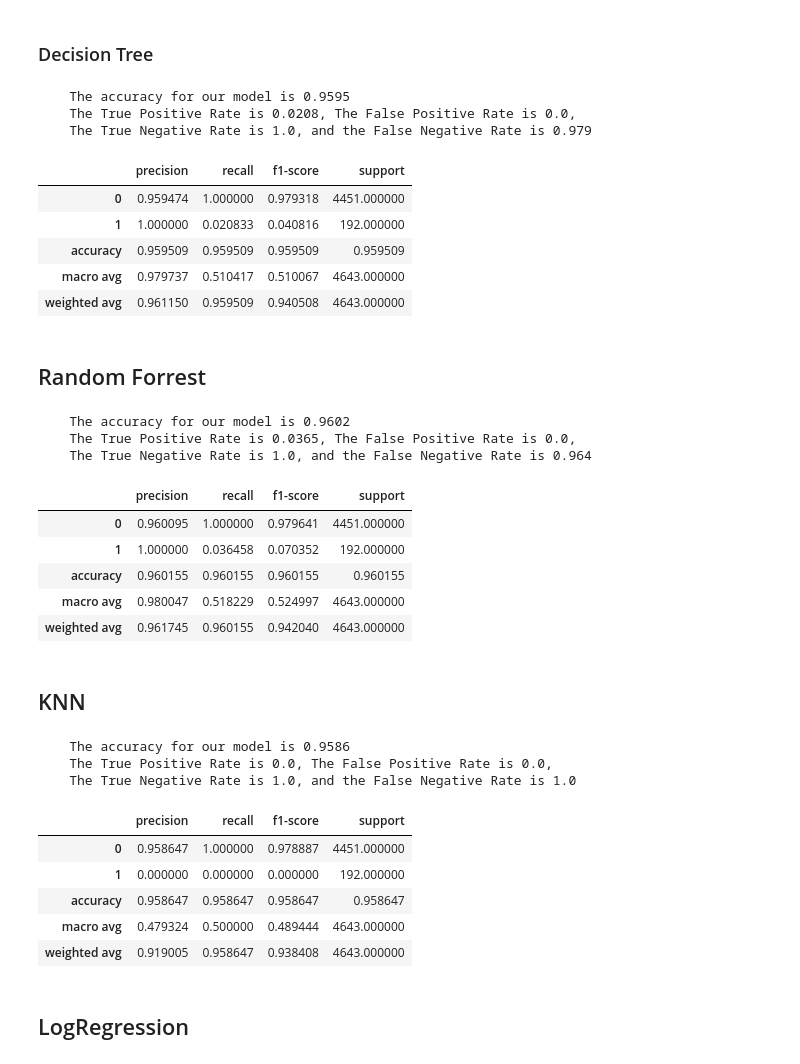
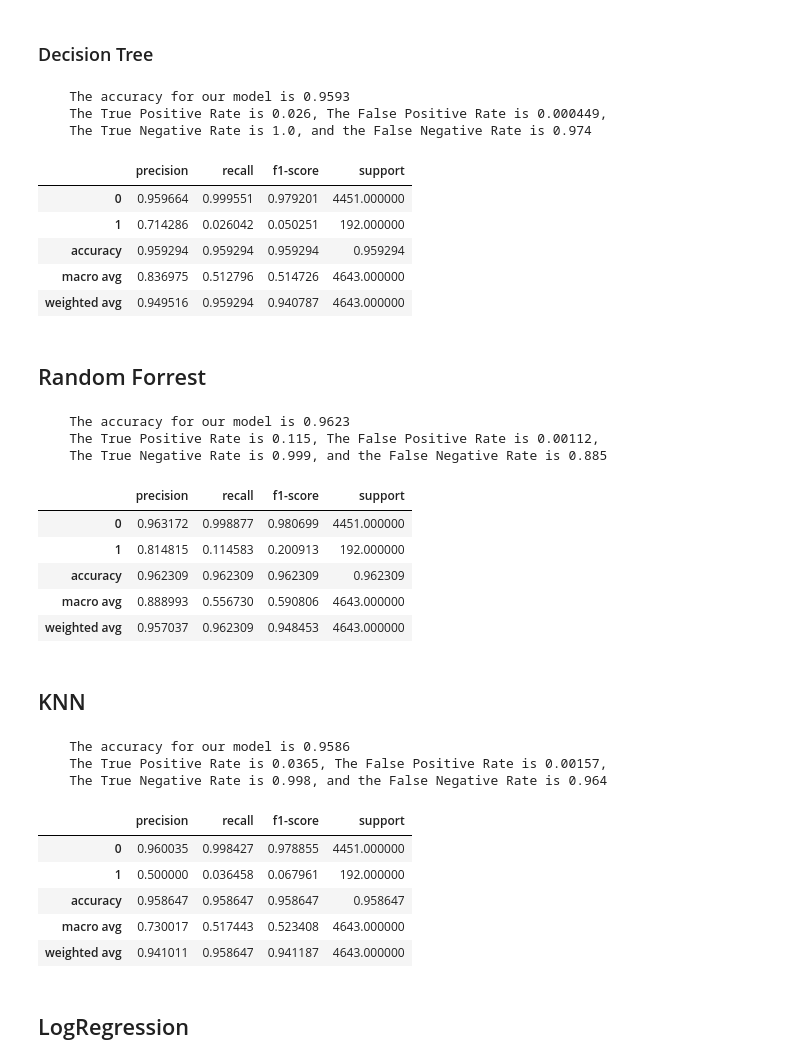
Before and after one commit to hrodjr/texas_motorcycle_accidents, a Jupyter notebook: texas_motorcycle_fatalities_project.ipynb, the cells around one changed output. Drawn from its saved outputs; the diff is of its cells as text; code cells hidden in the pictures.

```diff
--- a/texas_motorcycle_fatalities_project.ipynb
+++ b/texas_motorcycle_fatalities_project.ipynb
@@ -442,11 +444,11 @@ explore.explore_multivariate(train, 'deceased', cat_vars, quant_vars)
 ## Train, Validate, Test
 # %%
 #setup x,y split variables
-X_train = train[['driver', 'helmet', 'age']]
+X_train = train[['driver', 'helmet', 'age', 'injured']]
 y_train = train.deceased
-X_validate = validate[['driver', 'helmet', 'age']]
+X_validate = validate[['driver', 'helmet', 'age', 'injured']]
 y_validate = validate.deceased
-X_test = test[['driver', 'helmet', 'age']]
+X_test = test[['driver', 'helmet', 'age', 'injured']]
 y_test = test.deceased
 # %%
 #print of x, y variables shape.
@@ -480,37 +483,37 @@ dt.predict(X_train)
 #prediction, accuracy, & class report evaluations
 explore.get_metrics_bin(dt, X_train, y_train)
 # %% [output]
-    The accuracy for our model is 0.9595
-    The True Positive Rate is 0.0208, The False Positive Rate is 0.0,
-    The True Negative Rate is 1.0, and the False Negative Rate is 0.979
+    The accuracy for our model is 0.9593
+    The True Positive Rate is 0.026, The False Positive Rate is 0.000449,
+    The True Negative Rate is 1.0, and the False Negative Rate is 0.974
 |  | precision | recall | f1-score | support |
-| 0 | 0.959474 | 1.000000 | 0.979318 | 4451.000000 |
-| 1 | 1.000000 | 0.020833 | 0.040816 | 192.000000 |
-| accuracy | 0.959509 | 0.959509 | 0.959509 | 0.959509 |
-| macro avg | 0.979737 | 0.510417 | 0.510067 | 4643.000000 |
-| weighted avg | 0.961150 | 0.959509 | 0.940508 | 4643.000000 |
+| 0 | 0.959664 | 0.999551 | 0.979201 | 4451.000000 |
+| 1 | 0.714286 | 0.026042 | 0.050251 | 192.000000 |
+| accuracy | 0.959294 | 0.959294 | 0.959294 | 0.959294 |
+| macro avg | 0.836975 | 0.512796 | 0.514726 | 4643.000000 |
+| weighted avg | 0.949516 | 0.959294 | 0.940787 | 4643.000000 |
 # %% [markdown]
 ## Random Forrest
 # %%
 #Create the Model
 rf = RandomForestClassifier(bootstrap=True, class_weight=None, criterion='gini', min_samples_leaf=1, n_estimators=100,
-max_depth=9, random_state=123)
+max_depth=10, random_state=123)
 #Fit the Model
 rf.fit(X_train, y_train)
 #Use the Model
 y_pred = rf.predict(X_train)
 #prediction, accuracy, & class report evaluations
 explore.get_metrics_bin(rf, X_train, y_train)
 # %% [output]
-    The accuracy for our model is 0.9602
-    The True Positive Rate is 0.0365, The False Positive Rate is 0.0,
-    The True Negative Rate is 1.0, and the False Negative Rate is 0.964
+    The accuracy for our model is 0.9623
+    The True Positive Rate is 0.115, The False Positive Rate is 0.00112,
+    The True Negative Rate is 0.999, and the False Negative Rate is 0.885
 |  | precision | recall | f1-score | support |
-| 0 | 0.960095 | 1.000000 | 0.979641 | 4451.000000 |
-| 1 | 1.000000 | 0.036458 | 0.070352 | 192.000000 |
-| accuracy | 0.960155 | 0.960155 | 0.960155 | 0.960155 |
-| macro avg | 0.980047 | 0.518229 | 0.524997 | 4643.000000 |
-| weighted avg | 0.961745 | 0.960155 | 0.942040 | 4643.000000 |
+| 0 | 0.963172 | 0.998877 | 0.980699 | 4451.000000 |
+| 1 | 0.814815 | 0.114583 | 0.200913 | 192.000000 |
+| accuracy | 0.962309 | 0.962309 | 0.962309 | 0.962309 |
+| macro avg | 0.888993 | 0.556730 | 0.590806 | 4643.000000 |
+| weighted avg | 0.957037 | 0.962309 | 0.948453 | 4643.000000 |
 # %% [markdown]
 ## KNN
 # %%
@@ -524,14 +527,14 @@ y_pred = knn.predict(X_train)
 explore.get_metrics_bin(knn, X_train, y_train)
 # %% [output]
     The accuracy for our model is 0.9586
-    The True Positive Rate is 0.0, The False Positive Rate is 0.0,
-    The True Negative Rate is 1.0, and the False Negative Rate is 1.0
+    The True Positive Rate is 0.0365, The False Positive Rate is 0.00157,
+    The True Negative Rate is 0.998, and the False Negative Rate is 0.964
 |  | precision | recall | f1-score | support |
-| 0 | 0.958647 | 1.000000 | 0.978887 | 4451.000000 |
-| 1 | 0.000000 | 0.000000 | 0.000000 | 192.000000 |
+| 0 | 0.960035 | 0.998427 | 0.978855 | 4451.000000 |
+| 1 | 0.500000 | 0.036458 | 0.067961 | 192.000000 |
 | accuracy | 0.958647 | 0.958647 | 0.958647 | 0.958647 |
-| macro avg | 0.479324 | 0.500000 | 0.489444 | 4643.000000 |
-| weighted avg | 0.919005 | 0.958647 | 0.938408 | 4643.000000 |
+| macro avg | 0.730017 | 0.517443 | 0.523408 | 4643.000000 |
+| weighted avg | 0.941011 | 0.958647 | 0.941187 | 4643.000000 |
 # %% [markdown]
 ## LogRegression
 # %%
```
Also changed, not shown: parts of 12 cells of this notebook, 1 other file.
